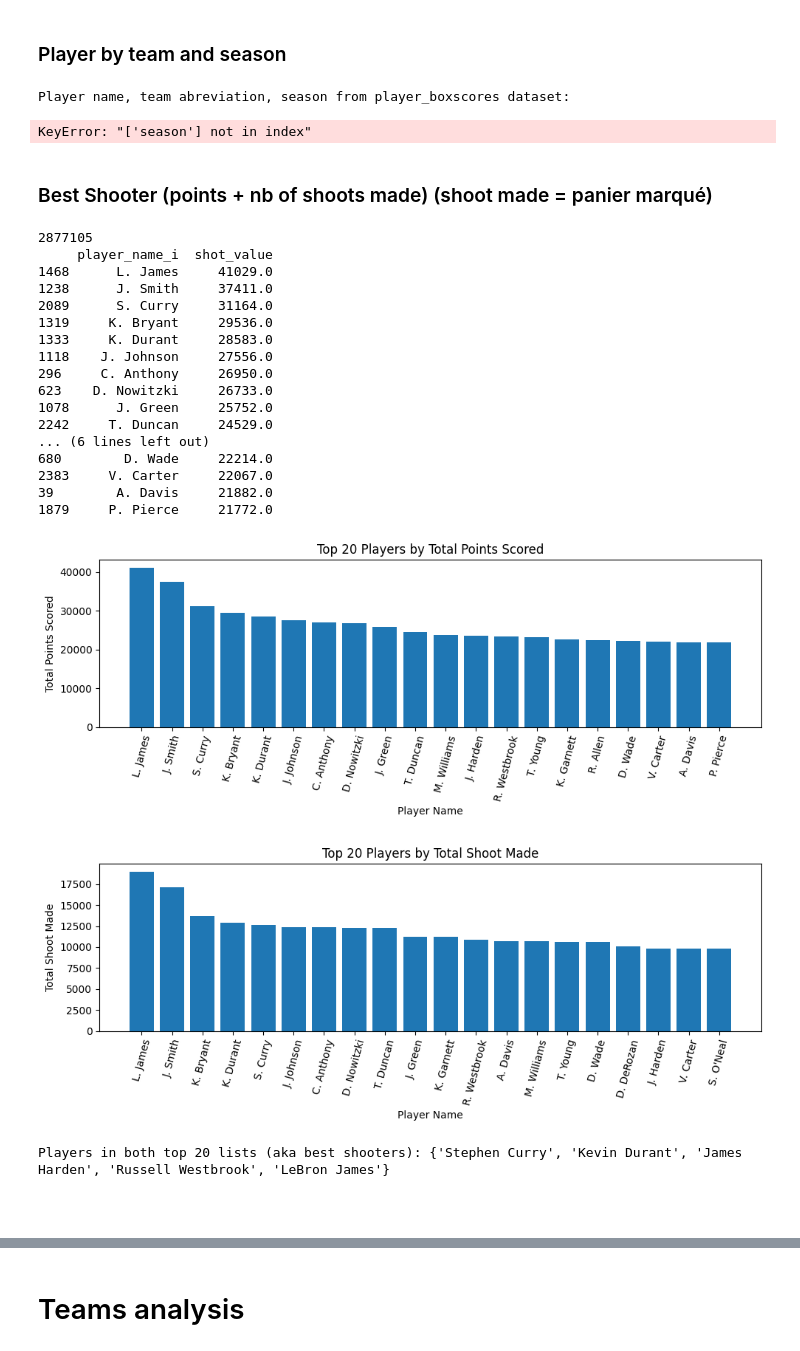
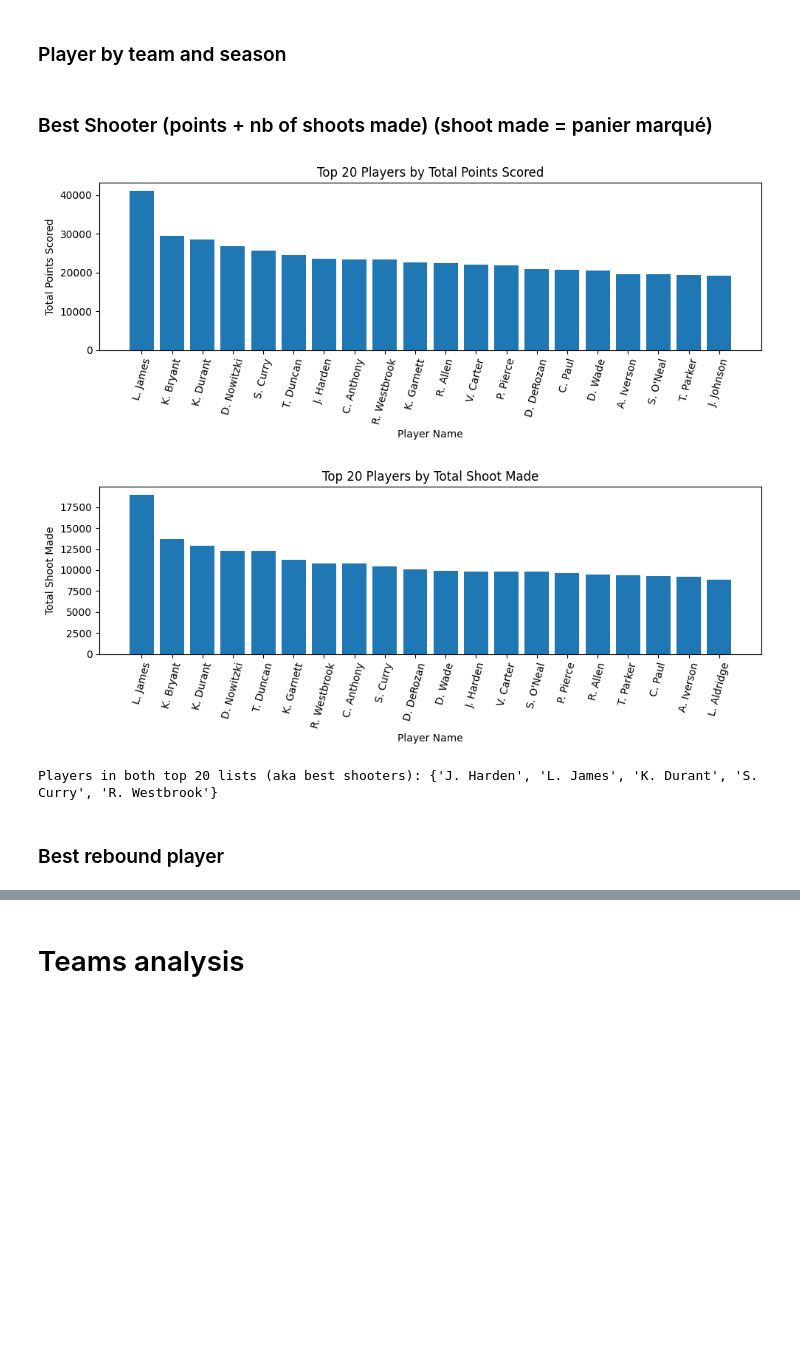
Before and after one commit to Caro-13/data_viz_NBA_Hyp_A, a Jupyter notebook: test_best_player.ipynb, the cells around one changed output, grey strips where cells are left out. Cells and saved outputs as stored; diff of their text form; code cells hidden in the pictures; blank space fills up the shorter version.

```diff
--- a/test_best_player.ipynb
+++ b/test_best_player.ipynb
@@ -260,77 +217,48 @@ plt.show()
 # %% [markdown]
 ### Player by team and season
 # %%
-# print player name, team abreviation, season from player_boxscores dataset
-print("Player name, team abreviation, season from player_boxscores dataset:")
-display(player_boxscores[['player_name', 'team_abbreviation', 'season']].head())
+# # print player name, team abreviation, season from player_boxscores dataset
+# print("Player name, team abreviation, season from player_boxscores dataset:")
+# display(player_boxscores[['player_name', 'team_abbreviation', 'season']].head())
-# %% [output]
-Player name, team abreviation, season from player_boxscores dataset:
-KeyError: "['season'] not in index"
 # %% [markdown]
 ### Best Shooter (points + nb of shoots made) (shoot made = panier marqué)
 # %%
 all_shoots_made = play_by_play[play_by_play['shot_result'] == 'Made']
-#display(play_by_play[['shot_result', 'shot_value']].head(50))
 
 # all points scored by each player in the dataset
-player_points_total = all_shoots_made.groupby("player_name_i")["shot_value"].sum().reset_index()
+player_points_total = all_shoots_made.groupby(["player_name_i", "person_id"], as_index=False)["shot_value"].sum().reset_index()
 player_points_total = player_points_total.sort_values(by="shot_value", ascending=False)
 
-print(all_shoots_made.shape[0])
-print(player_points_total.head(20))
 
 #plotting the top 20 players by total points scored in the dataset
 plt.figure(figsize=(10, 4))
 plt.bar(player_points_total["player_name_i"].head(20), player_points_total["shot_value"].head(20))
 plt.xlabel("Player Name")
 plt.ylabel("Total Points Scored")
 plt.title("Top 20 Players by Total Points Scored")
 plt.xticks(rotation=75)
 plt.tight_layout()
 plt.show()
 
 # nb of shoot made by each player in the dataset
-player_shoot_made = all_shoots_made.groupby("player_name_i")["shot_value"].count().reset_index()
+player_shoot_made = all_shoots_made.groupby(["player_name_i", "person_id"], as_index=False)["shot_value"].count().reset_index()
 player_shoot_made = player_shoot_made.sort_values(by="shot_value", ascending=False)
+
 
 plt.figure(figsize=(10, 4))
 plt.bar(player_shoot_made["player_name_i"].head(20), player_shoot_made["shot_value"].head(20))
 plt.xlabel("Player Name")
 plt.ylabel("Total Shoot Made")
 plt.title("Top 20 Players by Total Shoot Made")
 plt.xticks(rotation=75)
 plt.tight_layout()
 plt.show()
 # %% [output]
-2877105
-     player_name_i  shot_value
-1468      L. James     41029.0
-1238      J. Smith     37411.0
-2089      S. Curry     31164.0
-1319     K. Bryant     29536.0
-1333     K. Durant     28583.0
-1118    J. Johnson     27556.0
-296     C. Anthony     26950.0
-623    D. Nowitzki     26733.0
-1078      J. Green     25752.0
-2242     T. Duncan     24529.0
-... (6 lines left out)
-680        D. Wade     22214.0
-2383     V. Carter     22067.0
-39        A. Davis     21882.0
-1879     P. Pierce     21772.0
-[figure, old version]
+[figure, new version]
-[figure, old version]
+[figure, new version]
 # %%
-player_shoot_made_full_name = player_shoot_made.copy()
-for i in range(len(player_shoot_made_full_name)):
-    player_name_i = player_shoot_made_full_name.loc[i, "player_name_i"]
-    if player_name_i in dict_player_names:
-        player_shoot_made_full_name.loc[i, "player_name_i"] = dict_player_names[player_name_i]
-
-
-# check if a player is in the player_shoot_made and top_players_avg
-best_shooter_players = set(player_shoot_made_full_name["player_name_i"].head(20)).intersection(set(top_players_avg["player_name"].head(20)))
+# check if a player is in the player_shoot_made and top_players_points_avg
+best_shooter_players = set(player_shoot_made["player_name_i"].head(20)).intersection(set(top_players_points_avg["little_name"].head(20)))
 print("Players in both top 20 lists (aka best shooters):", best_shooter_players)
 # %% [output]
-Players in both top 20 lists (aka best shooters): {'Stephen Curry', 'Kevin Durant', 'James Harden', 'Russell Westbrook', 'LeBron James'}
+Players in both top 20 lists (aka best shooters): {'J. Harden', 'L. James', 'K. Durant', 'S. Curry', 'R. Westbrook'}
@@ -344,5 +265,5 @@ play_by_play_columns = ['game_id', 'game_date', 'game_matchup', 'team_id', 'pers
 # %% [markdown]
-###
+### Best rebound player
 # %%
 #get all rebound rows
 all_rebounds_made = play_by_play[play_by_play['action_type'] == 'Rebound']
```
Also changed, not shown: parts of 23 cells of this notebook.
